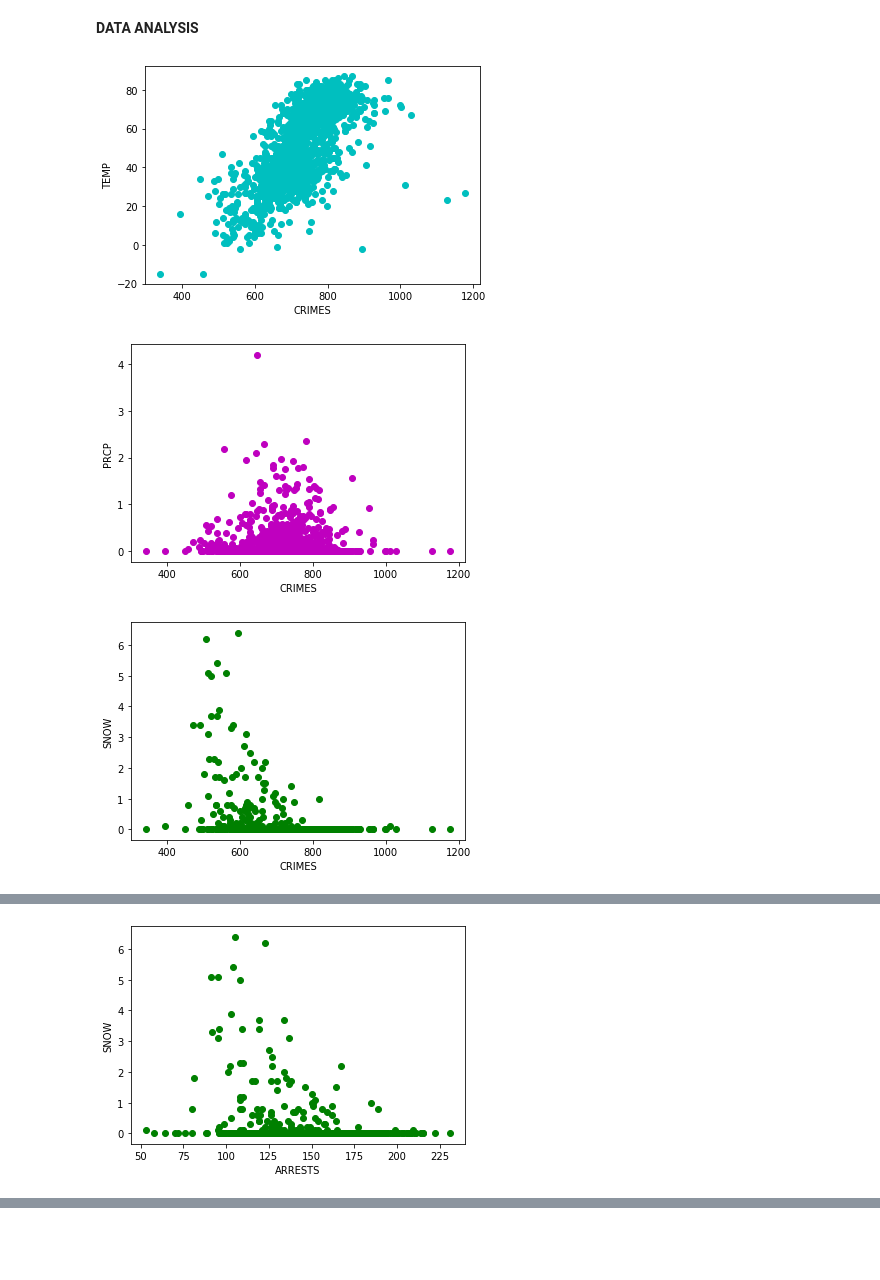
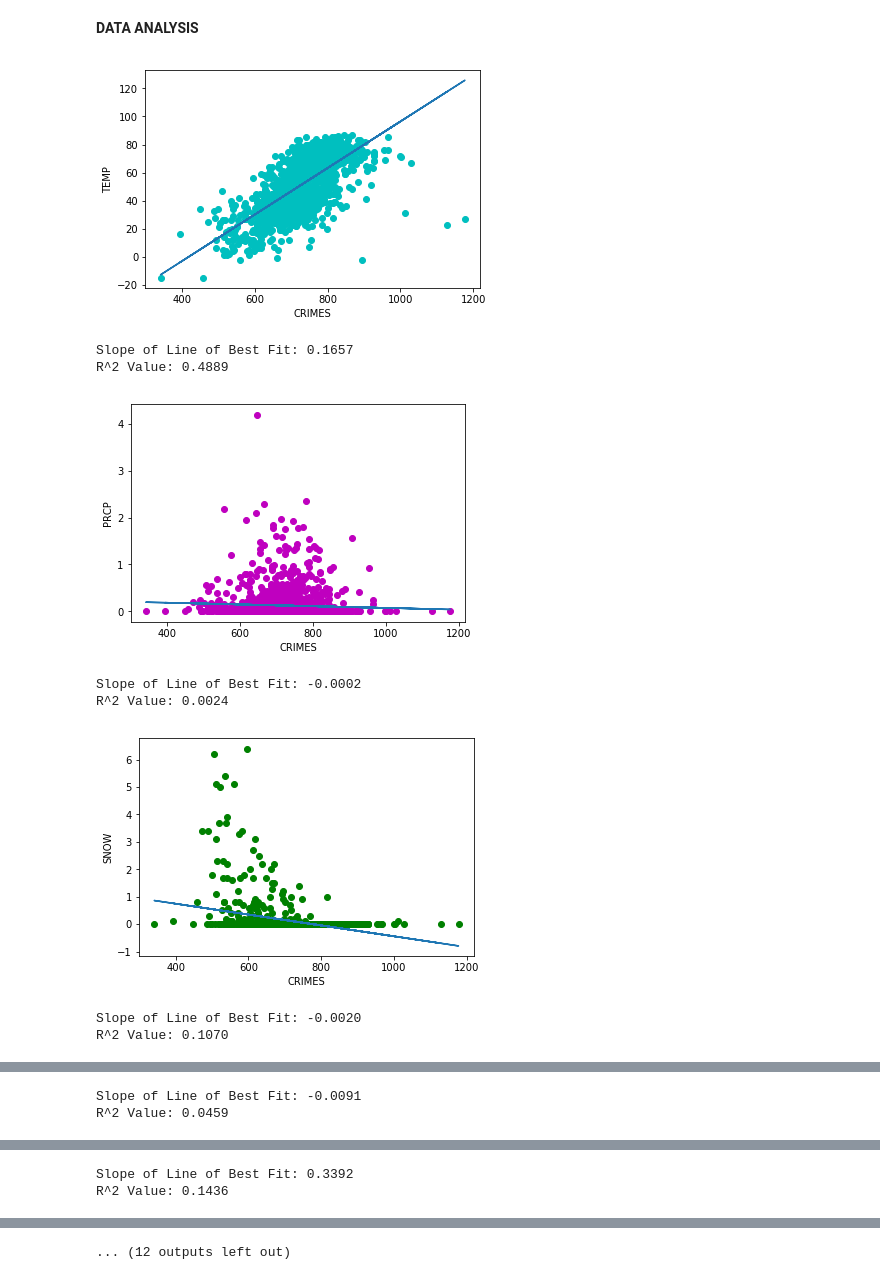
Before and after one commit to ajd2000/info-2950-final-project, a Jupyter notebook: final_report.ipynb, the cells around one changed output, grey strips where cells are left out. Drawn from its saved outputs; the diff is of its cells as text; code cells hidden in the pictures; blank space fills up the shorter version.

Commit message:
5-18 12:25
Added basic regressions to the analysis

```diff
--- a/final_report.ipynb
+++ b/final_report.ipynb
@@ -24,14 +24,25 @@ crime_weather = pd.read_csv('crime_weather.csv')
 # %%
 Y = ['TEMP', 'PRCP', 'SNOW', 'WIND', ]
 X = ['CRIMES', 'ARRESTS', 'ARREST RATE']
 
 for x in X:
     for y in Y:
         plt.scatter(crime_weather[x], crime_weather[y], color=color_picker(y))
         plt.xlabel(x)
         plt.ylabel(y)
+        cw_reg = LinearRegression().fit(crime_weather[[x]], crime_weather[y])
+        reg_pred_y = cw_reg.predict(crime_weather[[x]])
+        plt.plot(crime_weather[x], reg_pred_y)
         plt.show()
+        print("Slope of Line of Best Fit: {:.4f}".format(cw_reg.coef_[0]))
+        print("R^2 Value: {:.4f}".format(cw_reg.score(crime_weather[[x]], crime_weather[y])))
 # %% [output]
-[figure, old version]
+[figure, new version]
+Slope of Line of Best Fit: 0.1657
+R^2 Value: 0.4889
-[figure, old version]
+[figure, new version]
+Slope of Line of Best Fit: -0.0002
+R^2 Value: 0.0024
-[figure, old version]
+[figure, new version]
+Slope of Line of Best Fit: -0.0020
+R^2 Value: 0.1070
@@ -38,0 +50,2 @@ for x in X:
+Slope of Line of Best Fit: -0.0091
+R^2 Value: 0.0459
@@ -39,0 +53,2 @@ for x in X:
+Slope of Line of Best Fit: 0.3392
+R^2 Value: 0.1436
@@ -41 +55,0 @@ for x in X:
-[figure, removed]
@@ -46,0 +58 @@ for x in X:
+... (12 outputs left out)
```
Also changed, not shown: parts of 1 cell of this notebook, 1 other file.
